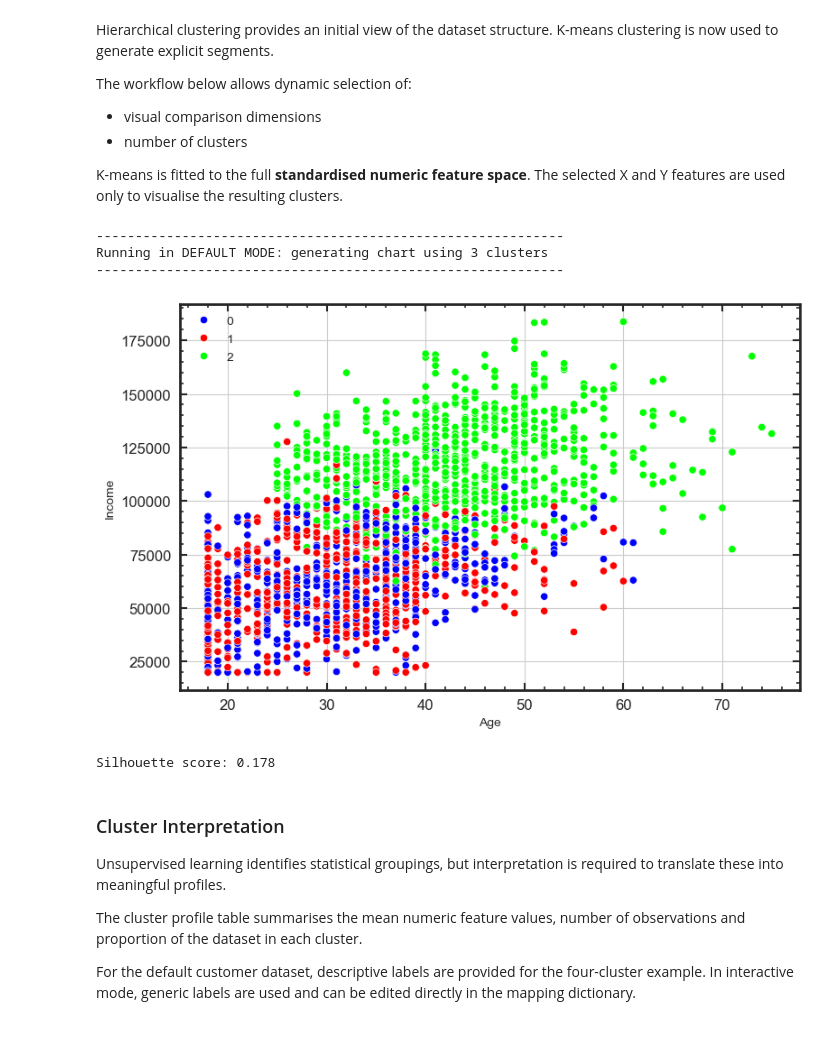
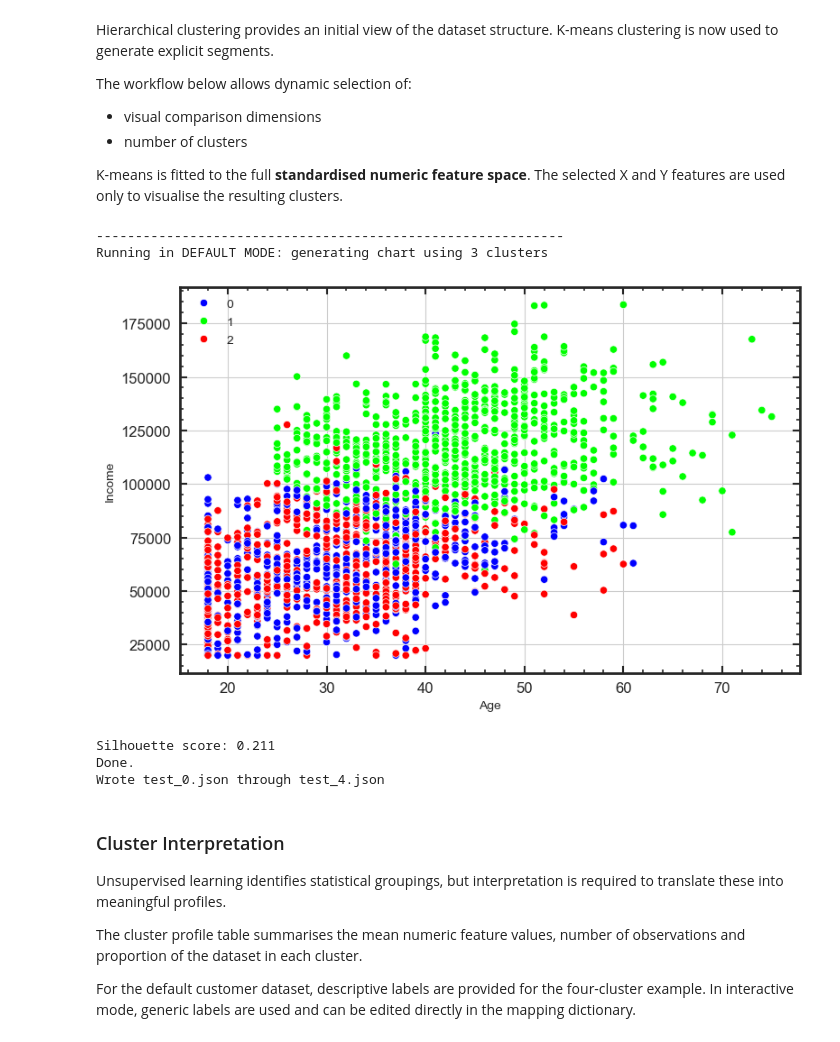
Before and after one commit to steviecurran/clustering-segmentation-workbench, a Jupyter notebook: notebooks/cluster-pipeline.ipynb, the cells around one changed output. Drawn from its saved outputs; the diff is of its cells as text; code cells hidden in the pictures.

```diff
--- a/notebooks/cluster-pipeline.ipynb
+++ b/notebooks/cluster-pipeline.ipynb
@@ -536,14 +536,10 @@ if USE_DEFAULTS:
         f"Running in DEFAULT MODE: generating chart using "
         f"{DEFAULT_CLUSTERS} clusters"
     )
-    print("-" * 60)
 
-    cluster_data(
-        data=df,
-        para1=default_x,
-        para2=default_y,
-        n_clusters=DEFAULT_CLUSTERS,
-    )
+    df= df.drop(columns=["ID"], errors="ignore")
+    clustered = cluster_data(data=df,para1=default_x,para2=default_y,
+                             n_clusters=DEFAULT_CLUSTERS)
 
 else:
     wrapped_cluster = partial(cluster_data, data=df)
@@ -553,36 +549,79 @@ else:
         {
             "para1": dd_para1,
             "para2": dd_para2,
             "n_clusters": sl_clus,
         },
     )
 
     spacer = widgets.Box(layout=widgets.Layout(width="50px"))
 
     controls = widgets.HBox([
         dd_para1,
         spacer,
         dd_para2,
         spacer,
         sl_clus,
     ])
 
     print("-" * 85)
     print("- Select axes that provide a useful visual projection.")
     print("- Adjust the cluster count to explore different segmentation granularities.")
     print(
         "  Smaller values reveal broader population structure; larger values "
         "create finer segmentation."
     )
     print("-" * 85)
 
     display(controls, out)
+
+
+# FUNCTION TO EXPORT TO API VERSION
+def api(data):
+    import joblib, json
+    from imblearn.pipeline import Pipeline
+
+    pipeline = Pipeline([
+        ("scaler", scaler),
+        ("kmeans", current_kmeans_model),
+    ])
+    artifacts_path = Path('/Users/stephencurran/steviecurran.github.io/clustering-segmentation-api/artifacts')
+    feature_names = list(data.columns)
+
+    cluster_labels = {str(i): f"Cluster {i}" for i in range(current_clus_count)}
+
+    joblib.dump(pipeline, artifacts_path / "pipeline.joblib")
+    (artifacts_path / "feature_names.json").write_text(json.dumps(feature_names))
+    (artifacts_path / "meta.json").write_text(json.dumps({
+        "n_clusters": current_clus_count,
+        "version": "kmeans-v1",
+        "cluster_labels": cluster_labels,
+    }))
+    print("Done.")
+
+    rng = np.random.default_rng()
+    n_rows = len(data)
+
+    for i in range(5): # GENERATING 5 TEST JSON DUMPS WITH TYPICAL (RANDOM) VALUES
+        test_features = {}
+        for col in feature_names:
+            value = data[col].iloc[rng.integers(0, n_rows)]
+            if hasattr(value, "item"):
+                value = value.item()
+            test_features[col] = value
+
+        (artifacts_path / f"test_{i}.json").write_text(
+            json.dumps({"features": test_features}, indent=2)
+        )
+    print("Wrote test_0.json through test_4.json")
+
+api(df)
 # %% [output]
 ------------------------------------------------------------
 Running in DEFAULT MODE: generating chart using 3 clusters
-------------------------------------------------------------
-[figure, old version]
+[figure, new version]
-Silhouette score: 0.178
+Silhouette score: 0.211
+Done.
+Wrote test_0.json through test_4.json
 # %% [markdown]
 ### Cluster Interpretation
 
```
Also changed, not shown: parts of 3 cells of this notebook.
